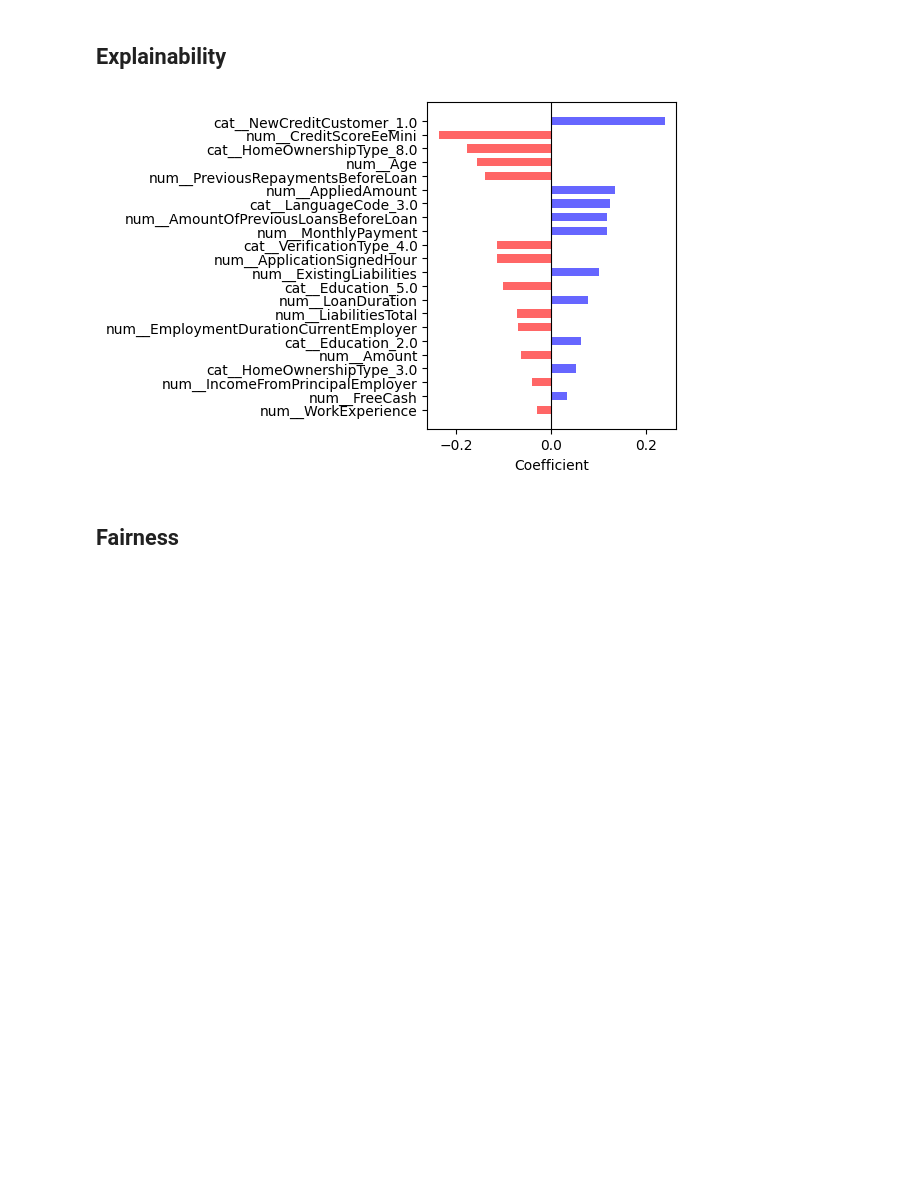
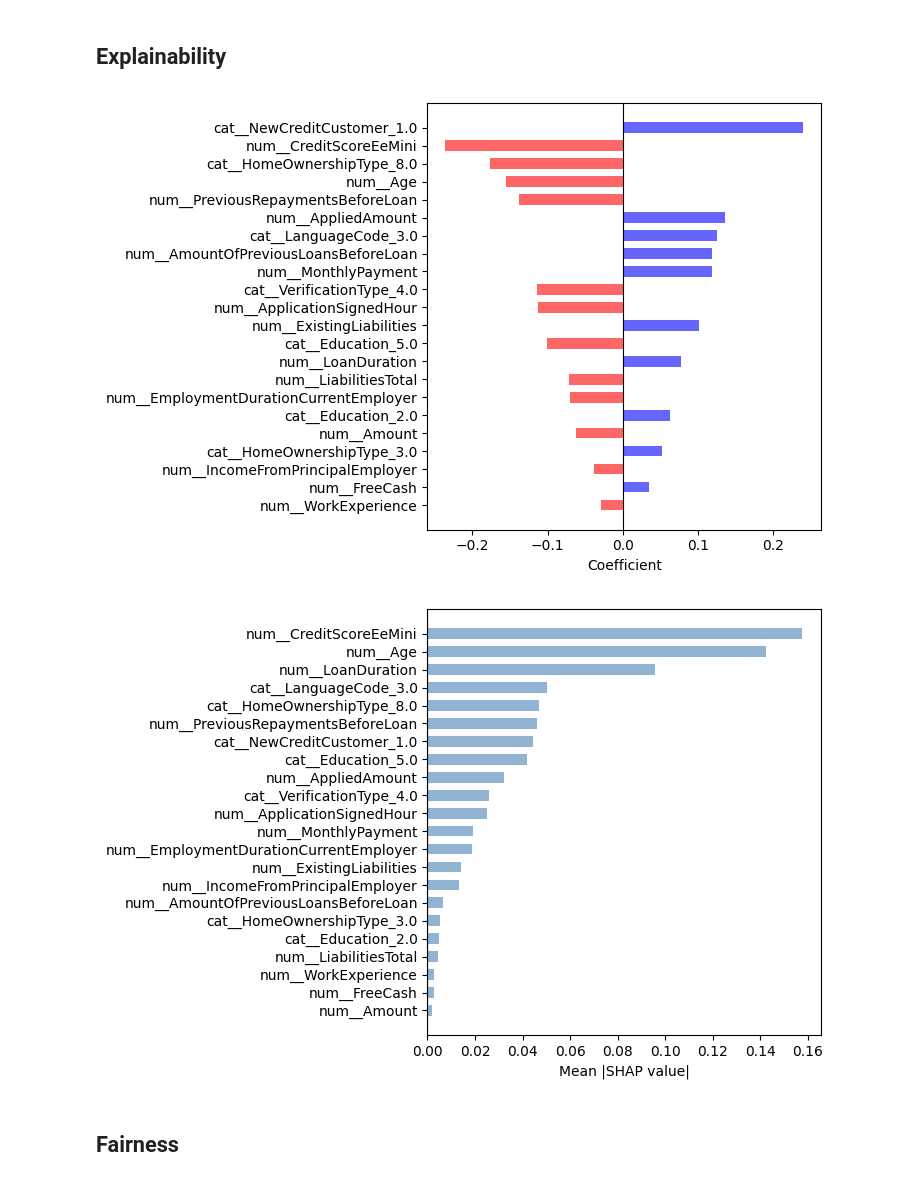
Before and after one commit to kostis2019/CREDIT-RISK-FRAMEWORK, a Jupyter notebook: notebooks/07_model_diagnostics.ipynb, the cells around one changed output. Saved outputs shown, nothing was run; the diff lists cells and outputs as text; code cells hidden in the pictures; blank space fills up the shorter version.

Commit message:
added explainability for LR (coefficients) and for GB (shap)

```diff
--- a/notebooks/07_model_diagnostics.ipynb
+++ b/notebooks/07_model_diagnostics.ipynb
@@ -85,7 +78,8 @@ my_calibration(portfolio_chall["default12"], portfolio_chall["PD"], dataset_name
 # %%
 # Global
 
-explanation_champ = explain_model(pipeline_champ)
-explanation_chall = explain_model(pipeline_chall)
+explanation_champ = explain_model(pipeline_champ, portfolio)
+explanation_chall = explain_model(pipeline_chall, portfolio)
 # %% [output]
-[figure, old version]
+[figure, new version]
+[figure, added]
```
Also changed, not shown: parts of 2 cells of this notebook, 1 other file.
